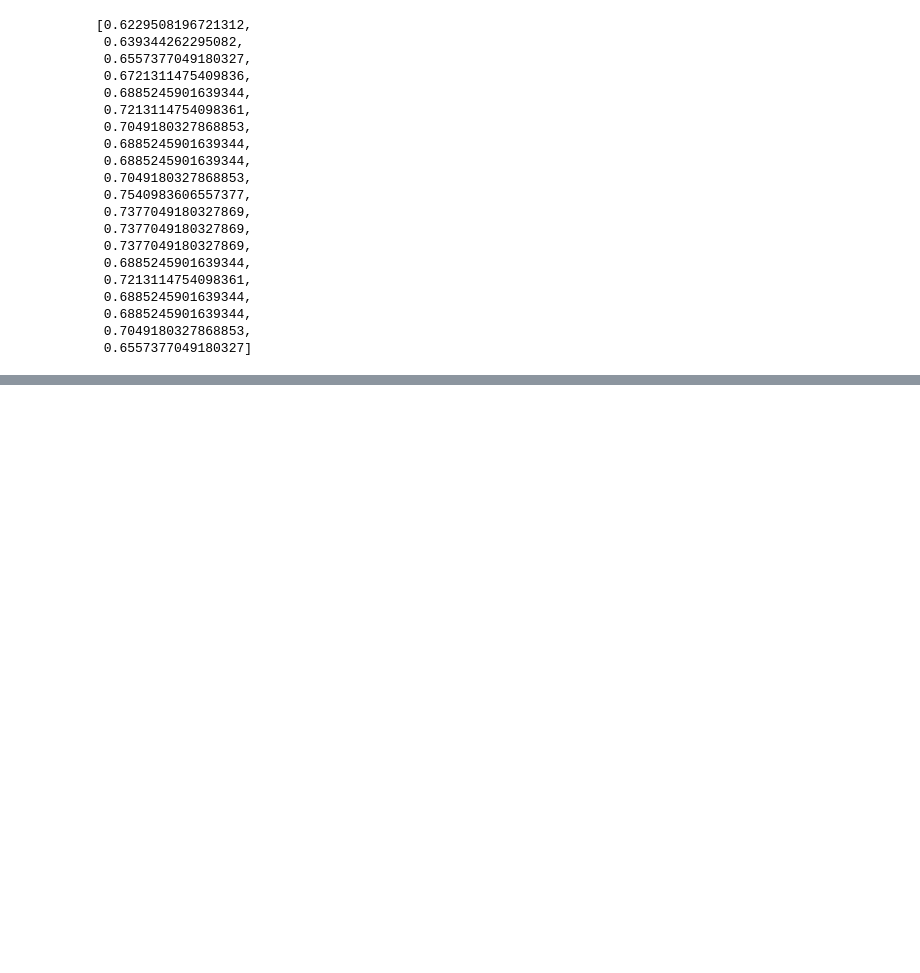
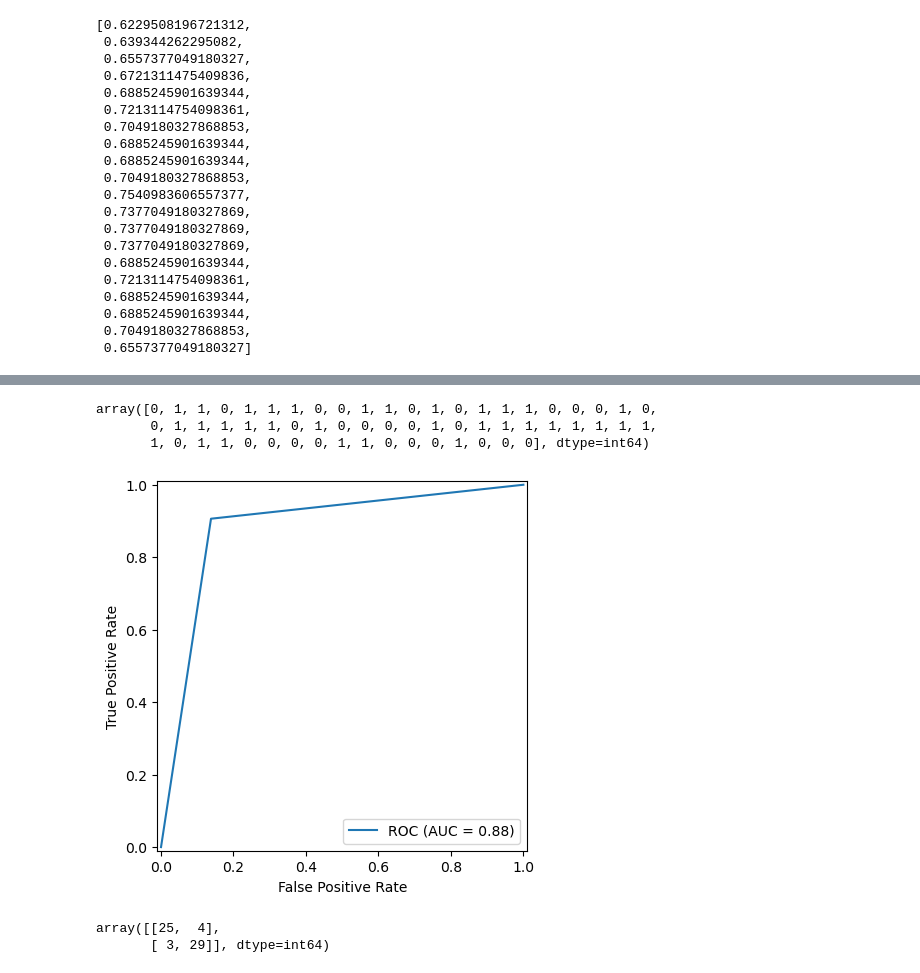
Before and after one commit to dwivedyaakash/heart_disease_classification_ai, a Jupyter notebook: heart-disease-classification.ipynb, the cells around one changed output, grey strips where cells are left out. Cells and saved outputs as stored; diff of their text form; code cells hidden in the pictures; blank space fills up the shorter version.

```diff
--- a/heart-disease-classification.ipynb
+++ b/heart-disease-classification.ipynb
@@ -431,0 +459,10 @@ test_scores
+# %%
+# Tuning LogisticRegression
+
+np.random.seed(42)
+
+# Setup randomized hyperparameter search for LogisticRegression
+rs_log_reg = RandomizedSearchCV(LogisticRegression(), param_distributions=log_reg_grid, n_iter=20, cv=5, verbose=True)
+
+# Fit randomized hyperparameter search for LogisticRegression
+rs_log_reg.fit(X_train, y_train)
@@ -431,0 +489,10 @@ test_scores
+# %%
+# Tuning RandomForestClassifier
+
+np.random.seed(42)
+
+# Setup randomizes search hyperparameters for RandomForestClassifier
+rs_rf = RandomizedSearchCV(RandomForestClassifier(), param_distributions=rf_grid, n_iter=20, cv=5, verbose=True)
+
+# Fit randomized search hyperparameters for RandomForestClassifier
+rs_rf.fit(X_train, y_train)
@@ -431,0 +524,14 @@ test_scores
+# %%
+# Tuning hyperparameters of the LogisticRegression model
+
+# Setting different hyperparameters for our LogisticRegression model
+log_reg_grid = {
+    "C": np.logspace(-4, 4, 30),
+    "solver": ["liblinear"]
+}
+
+# Setup grid hyperparameter search for LogisticRegression
+gs_log_reg = GridSearchCV(LogisticRegression(), param_grid=log_reg_grid, cv=5, verbose=True)
+
+# Fit GridSearchCV LogisticRegression model
+gs_log_reg.fit(X_train, y_train)
@@ -431,0 +569,23 @@ test_scores
+# %%
+# Make prediction with our tuned model
+y_preds = gs_log_reg.predict(X_test)
+y_preds
+# %% [output]
+array([0, 1, 1, 0, 1, 1, 1, 0, 0, 1, 1, 0, 1, 0, 1, 1, 1, 0, 0, 0, 1, 0,
+       0, 1, 1, 1, 1, 1, 0, 1, 0, 0, 0, 0, 1, 0, 1, 1, 1, 1, 1, 1, 1, 1,
+       1, 0, 1, 1, 0, 0, 0, 0, 1, 1, 0, 0, 0, 1, 0, 0, 0], dtype=int64)
+# %%
+# Plot ROC curve and calculate AUC metric
+from sklearn import metrics
+fpr, tpr, thresholds = metrics.roc_curve(y_test, y_preds)
+# fpr, tpr, thresholds = metrics.roc_curve(X_test, y_test)
+roc_auc = metrics.auc(fpr, tpr)
+RocCurveDisplay(estimator_name="ROC", fpr=fpr, tpr=tpr, roc_auc=roc_auc).plot();
+# %% [output]
+[figure, added]
+# %%
+# Confusion matrix
+confusion_matrix(y_test, y_preds)
+# %% [output]
+array([[25,  4],
+       [ 3, 29]], dtype=int64)
```
Also changed, not shown: parts of 35 cells of this notebook.
